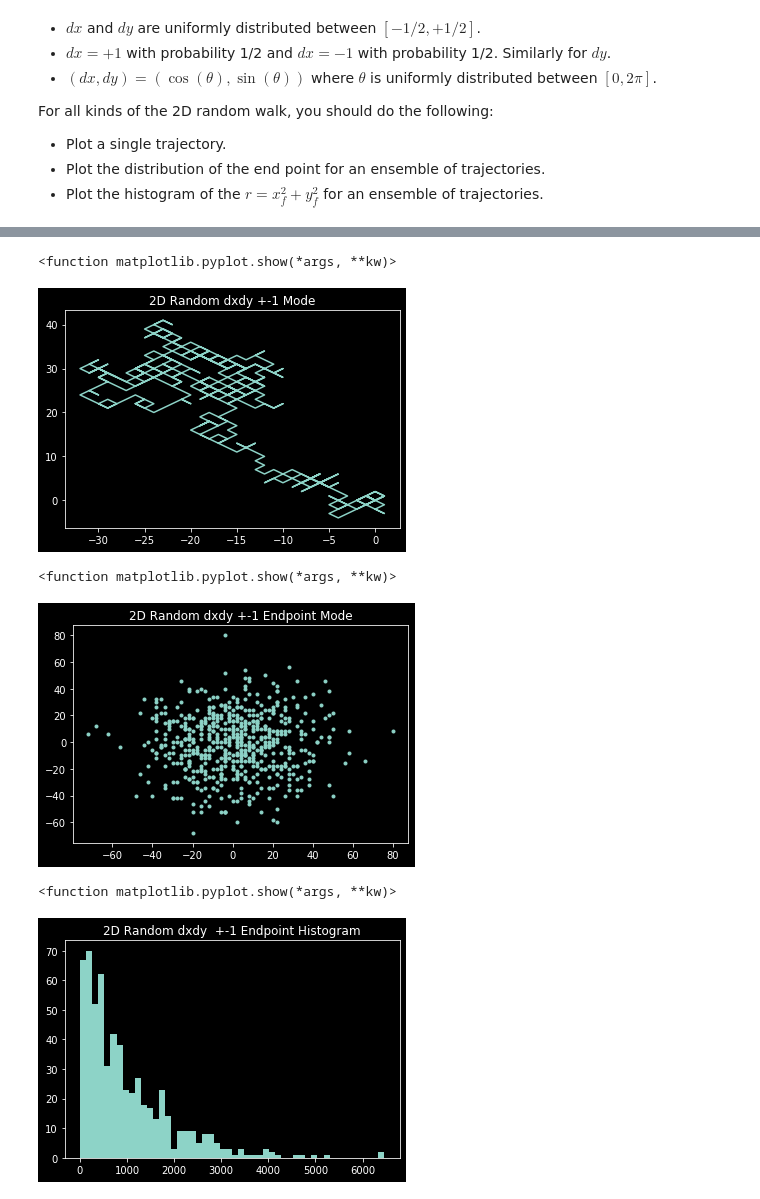
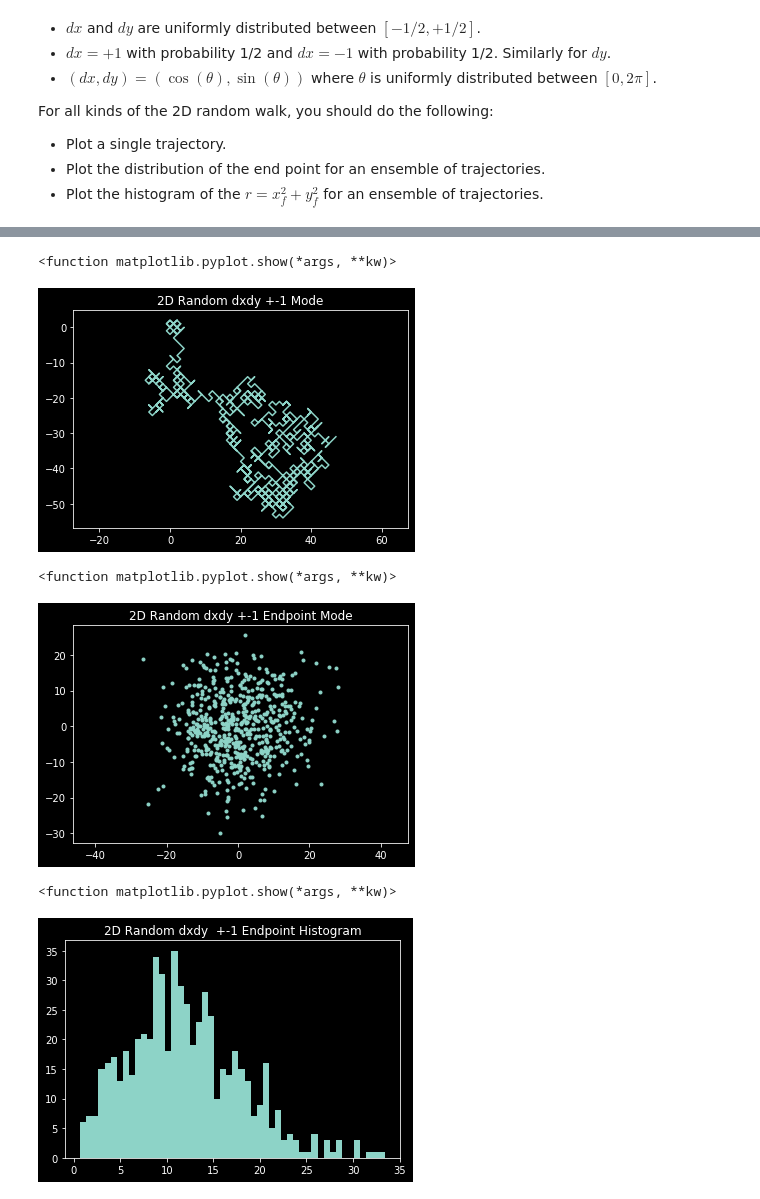
Before and after one commit to NTHU-Phys-Qubit/hw1-CFP106022206, a Jupyter notebook: Problem-2.ipynb, the cells around one changed output, grey strips where cells are left out. Saved outputs shown, nothing was run; the diff lists cells and outputs as text; code cells hidden in the pictures.

```diff
--- a/Problem-2.ipynb
+++ b/Problem-2.ipynb
@@ -15,30 +15,26 @@ For all kinds of the 2D random walk, you should do the following:
 * Plot the histogram of the $r=x^2_f+y^2_f$ for an ensemble of trajectories.
 # %%
 #二維 Random Walk, dx, dy = (-1/2, 1/2)
-step = 500
+step = 1000
 people = 600
 #軌跡紀錄
 pos1 = np.zeros([step,2]) #位置紀錄矩陣
 
 for i in range(1,step):
-    dx = np.random.random() - 1/2
-    dy = np.random.random() - 1/2
-    pos1[i,0] = pos1[i-1,0] + dx
-    pos1[i,1] = pos1[i-1,1] + dy
+    pos1[i,0] = pos1[i-1,0] + np.random.random() - 1/2
+    pos1[i,1] = pos1[i-1,1] + np.random.random() - 1/2
 
 #終點紀錄
 endpoint = np.zeros([people,3]) #第三列用來紀錄終點起點距離
 for j in range(0,people):
     locate = [0,0]
     for i in range(0,step):
-        dx = np.random.random() - 1/2
-        dy = np.random.random() - 1/2
-        locate[0] += dx
-        locate[1] += dy
+        locate[0] += np.random.random() - 1/2
+        locate[1] += np.random.random() - 1/2
     endpoint[j,0:2] = locate
-    endpoint[j,2] = endpoint[j,0] ** 2 + endpoint[j,1] ** 2 #終點距離
-
+    endpoint[j,2] = np.sqrt(endpoint[j,0] ** 2 + endpoint[j,1] ** 2) #終點距離
 plt.style.use('dark_background')
+plt.axis('equal')
 plt.title('2D Random dxdy Track Mode')
 plt.plot(pos1[:,0], pos1[:,1])
 plt.show
@@ -62,58 +59,44 @@ plt.show
 # %%
 #二維 Random Walk dxdy +-1 mode
-step = 500
+step = 1000
 prople = 600
 pos2 = np.zeros([step,2]) #位置紀錄矩陣
 
 for i in range(1,step):
-    x = np.random.randint(0,2) #產生1/2機率
-    y = np.random.randint(0,2)
-    if x == 0:
-        pos2[i,0] = pos2[i-1,0] + 1
-    else:
-        pos2[i,0] = pos2[i-1,0] - 1
-    if y == 0:
-        pos2[i,1] = pos2[i-1,1] + 1
-    else:
-        pos2[i,1] = pos2[i-1,1] - 1
+    pos2[i,0] = pos2[i-1,0] + 2*np.random.randint(0,2) - 1
+    pos2[i,1] = pos2[i-1,1] + 2*np.random.randint(0,2) - 1
 
 endpoint = np.zeros([people,3])
 for j in range(0,people):
     locate = [0,0]
     for i in range(0,step):
-        x = np.random.randint(0,2) #產生1/2機率
-        y = np.random.randint(0,2)
-        if x == 0:
-            locate[0] += 1
-        else:
-            locate[0] -= 1
-        if y == 0:
-            locate[1] += 1
-        else:
-            locate[1] -= 1
+        locate[0] += 2*np.random.randint(0,2) -1
+        locate[1] += 2*np.random.randint(0,2) -1
     endpoint[j,0:2] = locate
-    endpoint[j,2] = endpoint[j,0] ** 2 + endpoint[j,1] ** 2 #終點距離
+    endpoint[j,2] = np.sqrt(endpoint[j,0] ** 2 + endpoint[j,1] ** 2) #終點距離
 plt.style.use('dark_background')
+plt.axis('equal')
 plt.title('2D Random dxdy +-1 Mode')
 plt.plot(pos2[:,0], pos2[:,1])
 plt.show
 # %% [output]
 <function matplotlib.pyplot.show(*args, **kw)>
-[figure, old version]
+[figure, new version]
 # %%
 plt.title('2D Random dxdy +-1 Endpoint Mode')
+plt.axis('equal')
 plt.plot(endpoint[:,0],endpoint[:,1],'.')
 plt.show
 # %% [output]
 <function matplotlib.pyplot.show(*args, **kw)>
-[figure, old version]
+[figure, new version]
 # %%
 plt.title('2D Random dxdy  +-1 Endpoint Histogram')
 plt.hist(endpoint[:,2],50)
 plt.show
 # %% [output]
 <function matplotlib.pyplot.show(*args, **kw)>
-[figure, old version]
+[figure, new version]
 # %%
 #二維 Random Walk 固定步長
 step = 1500
```
Also changed, not shown: parts of 7 cells of this notebook.
